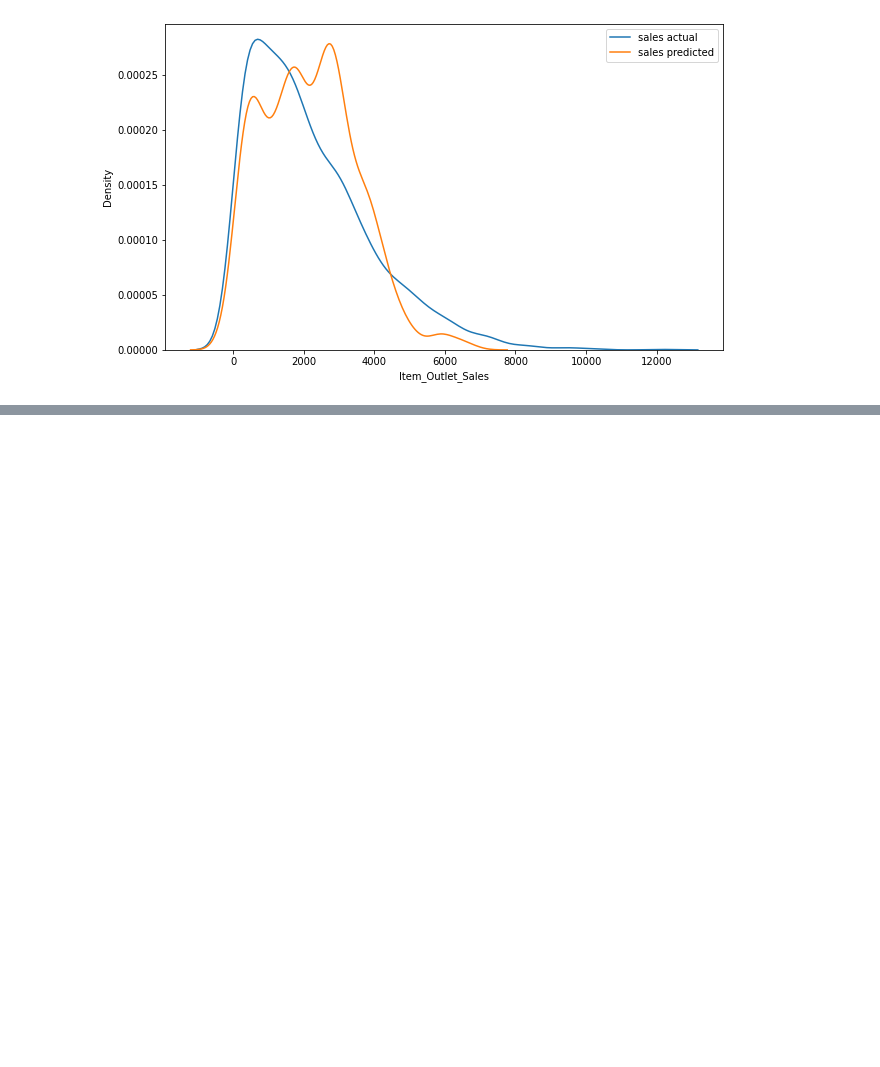
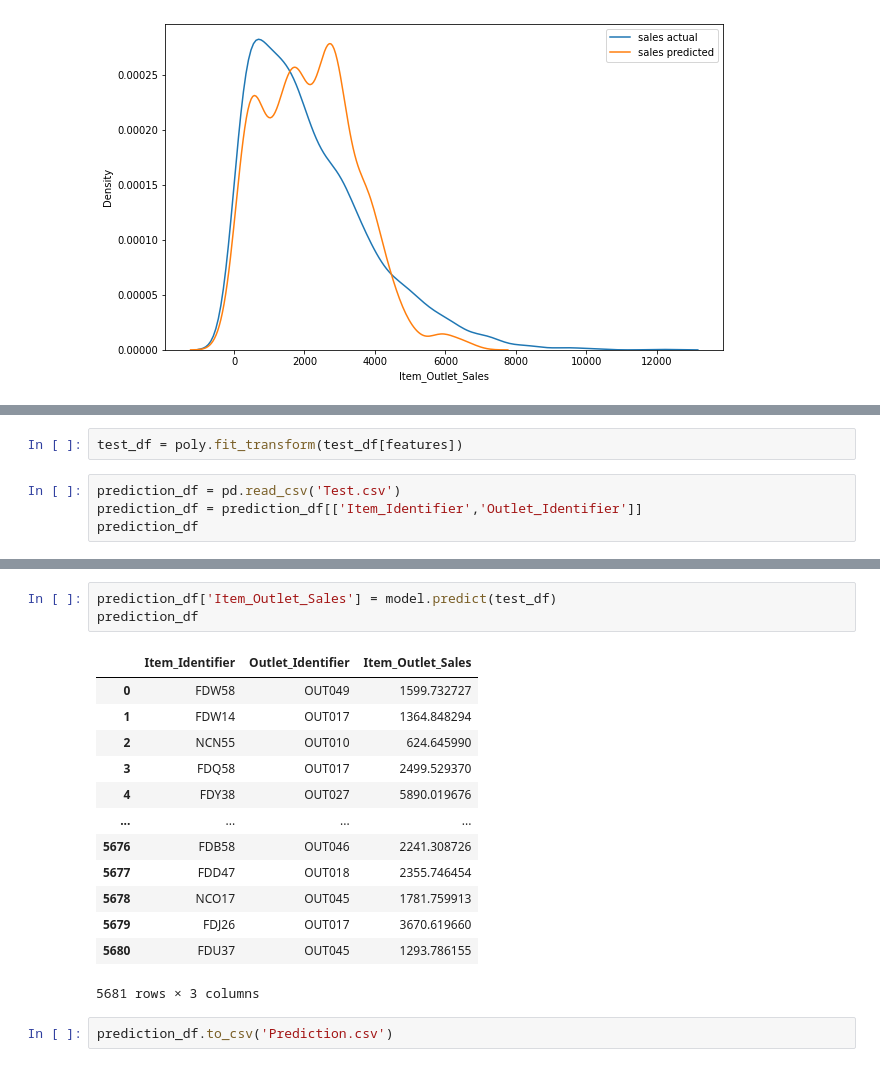
Before and after one commit to HeptaDecane/LP1_SEM7, a Jupyter notebook: C03/notebook.ipynb, the cells around one changed output, grey strips where cells are left out. Drawn from its saved outputs; the diff is of its cells as text; blank space fills up the shorter version.

```diff
--- a/C03/notebook.ipynb
+++ b/C03/notebook.ipynb
@@ -385,0 +388,6 @@ plt.legend()
+# %%
+test_df = poly.fit_transform(test_df[features])
+# %%
+prediction_df = pd.read_csv('Test.csv')
+prediction_df = prediction_df[['Item_Identifier','Outlet_Identifier']]
+prediction_df
@@ -385,0 +408,19 @@ plt.legend()
+# %%
+prediction_df['Item_Outlet_Sales'] = model.predict(test_df)
+prediction_df
+# %% [output]
+|  | Item_Identifier | Outlet_Identifier | Item_Outlet_Sales |
+| 0 | FDW58 | OUT049 | 1599.732727 |
+| 1 | FDW14 | OUT017 | 1364.848294 |
+| 2 | NCN55 | OUT010 | 624.645990 |
+| 3 | FDQ58 | OUT017 | 2499.529370 |
+| 4 | FDY38 | OUT027 | 5890.019676 |
+| ... | ... | ... | ... |
+| 5676 | FDB58 | OUT046 | 2241.308726 |
+| 5677 | FDD47 | OUT018 | 2355.746454 |
+| 5678 | NCO17 | OUT045 | 1781.759913 |
+| 5679 | FDJ26 | OUT017 | 3670.619660 |
+| 5680 | FDU37 | OUT045 | 1293.786155 |
+5681 rows × 3 columns
+# %%
+prediction_df.to_csv('Prediction.csv')
```
Also changed, not shown: parts of 10 cells of this notebook.
